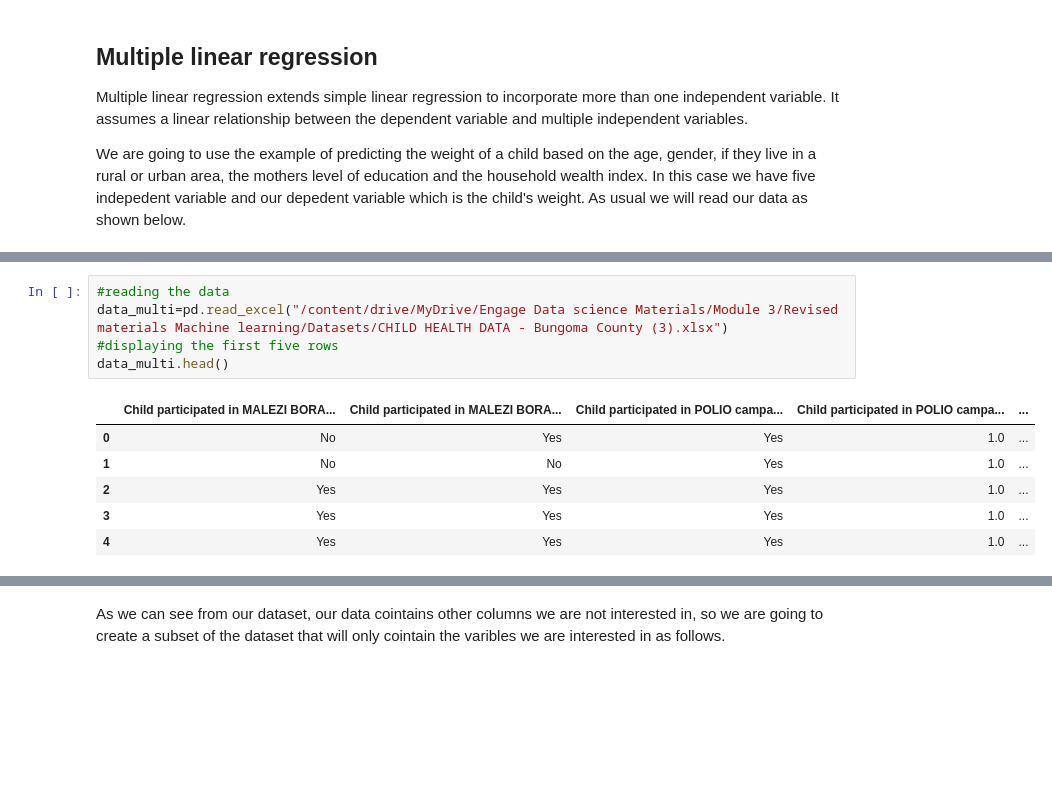
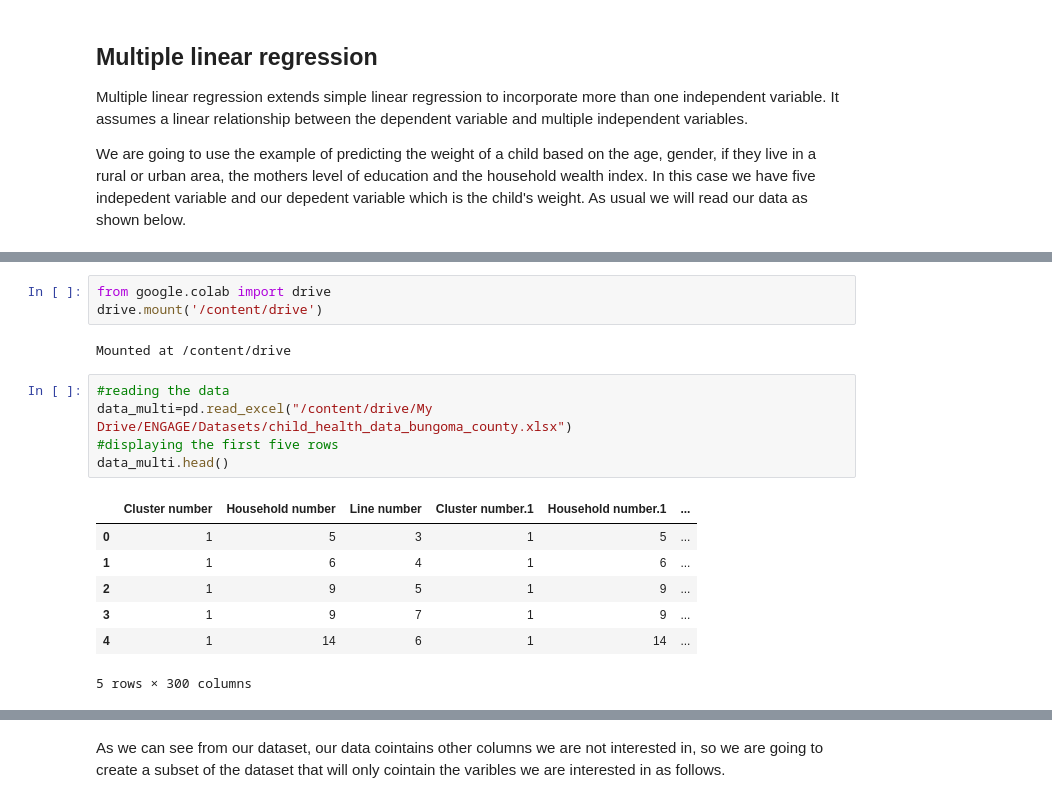
Before and after one commit to kebscharry/DataScience_Training, a Jupyter notebook: Supervised_machine_learning_algorithms_revised.ipynb, the cells around one changed output, grey strips where cells are left out. Drawn from its saved outputs; the diff is of its cells as text; blank space fills up the shorter version.

```diff
--- a/Supervised_machine_learning_algorithms_revised.ipynb
+++ b/Supervised_machine_learning_algorithms_revised.ipynb
@@ -263,13 +296,19 @@ We are going to use the example of predicting the weight of a child based on the
+# %%
+from google.colab import drive
+drive.mount('/content/drive')
+# %% [output]
+Mounted at /content/drive
 # %%
 #reading the data
-data_multi=pd.read_excel("/content/drive/MyDrive/Engage Data science Materials/Module 3/Revised materials Machine learning/Datasets/CHILD HEALTH DATA - Bungoma County (3).xlsx")
+data_multi=pd.read_excel("/content/drive/My Drive/ENGAGE/Datasets/child_health_data_bungoma_county.xlsx")
 #displaying the first five rows
 data_multi.head()
 # %% [output]
-|  | Child participated in MALEZI BORA... | Child participated in MALEZI BORA... | Child participated in POLIO campa... | Child participated in POLIO campa... | ... |
-| 0 | No | Yes | Yes | 1.0 | ... |
-| 1 | No | No | Yes | 1.0 | ... |
-| 2 | Yes | Yes | Yes | 1.0 | ... |
-| 3 | Yes | Yes | Yes | 1.0 | ... |
-| 4 | Yes | Yes | Yes | 1.0 | ... |
+|  | Cluster number | Household number | Line number | Cluster number.1 | Household number.1 | ... |
+| 0 | 1 | 5 | 3 | 1 | 5 | ... |
+| 1 | 1 | 6 | 4 | 1 | 6 | ... |
+| 2 | 1 | 9 | 5 | 1 | 9 | ... |
+| 3 | 1 | 9 | 7 | 1 | 9 | ... |
+| 4 | 1 | 14 | 6 | 1 | 14 | ... |
+5 rows × 300 columns
 # %%
```
Also changed, not shown: parts of 49 cells of this notebook.
